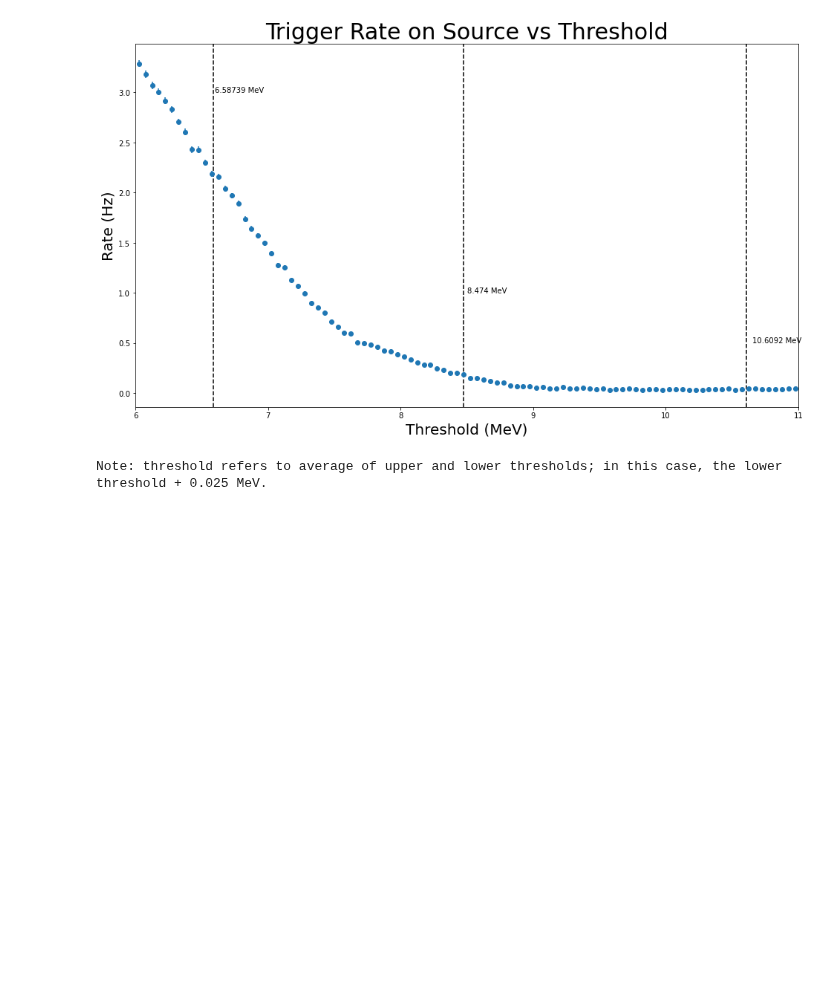
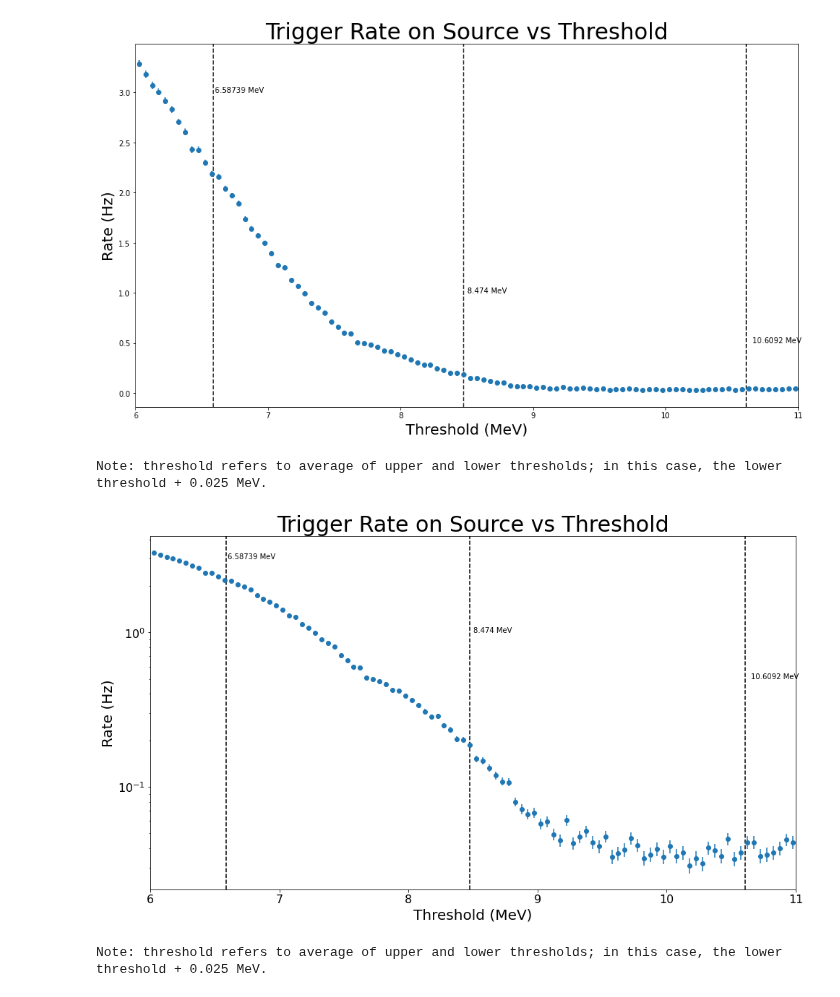
Before and after one commit to villano-lab/R76Firmware, a Jupyter notebook: plots/3day_high.ipynb, the cells around one changed output. Cells and saved outputs as stored; diff of their text form; code cells hidden in the pictures; blank space fills up the shorter version.

Commit message:
Add zoomed-in log plot

```diff
--- a/plots/3day_high.ipynb
+++ b/plots/3day_high.ipynb
@@ -72,3 +72,48 @@ print("Note: threshold refers to average of upper and lower thresholds; in this
 # %% [output]
 [figure]
 Note: threshold refers to average of upper and lower thresholds; in this case, the lower threshold + 0.025 MeV.
+# %%
+plt.figure(figsize=(16,9))
+
+errors = np.sqrt(ratePuBe*2580)/2580
+for i,x in enumerate(ratePuBe):
+    if x*2580 < 10:
+        print(i) #if anything prints here, we need to figure out how to recalculate these points
+
+plt.errorbar(thrsPuBe,ratePuBe,yerr=errors,label="Data",fmt='o')
+
+plt.xlabel("Threshold (MeV)",size=20)
+plt.ylabel("Rate (Hz)",size=20)
+plt.title("Trigger Rate on Source vs Threshold",size=30)
+plt.rc('xtick', labelsize=16) #fontsize of the x tick labels
+plt.rc('ytick', labelsize=16) #fontsize of the y tick labels
+#plt.yscale('log')
+#plt.xlim(150)
+#straight-to-ground for capture on stable Si
+plt.axvline(8.474,linestyle='--',color='k')
+plt.text(8.5,1,"8.474 MeV")
+plt.axvline(10.6092,linestyle='--',color='k')
+plt.text(10.65,0.5,"10.6092 MeV")
+plt.axvline(6.58739,linestyle='--',color='k')
+plt.text(6.6,3,"6.58739 MeV")
+def compton(energy): #finding the strongest effect only here
+    return energy/(1+energy*1000*(1+1)/(constants.c**2*constants.m_e))
+
+plt.xlim(6,max(thsuPuBe))
+plt.yscale('log')
+
+#compton edges for capture on stable Si
+#All of them appear to be outside the plotted region
+plt.axvline(compton(8.474),linestyle='--',color='k')
+#plt.text(compton(8.5),1,str(compton(8.474))+" MeV")
+plt.axvline(compton(10.6092),linestyle='--',color='k')
+#plt.text(compton(10.7),0.5,str(compton(10.6092))+" MeV")
+plt.axvline(compton(6.58739),linestyle='--',color='k')
+#plt.text(compton(6.6),4,str(compton(6.58739))+" MeV")
+
+#plt.legend()
+plt.show()
+print("Note: threshold refers to average of upper and lower thresholds; in this case, the lower threshold + 0.025 MeV.")
+# %% [output]
+[figure, added]
+Note: threshold refers to average of upper and lower thresholds; in this case, the lower threshold + 0.025 MeV.
```
